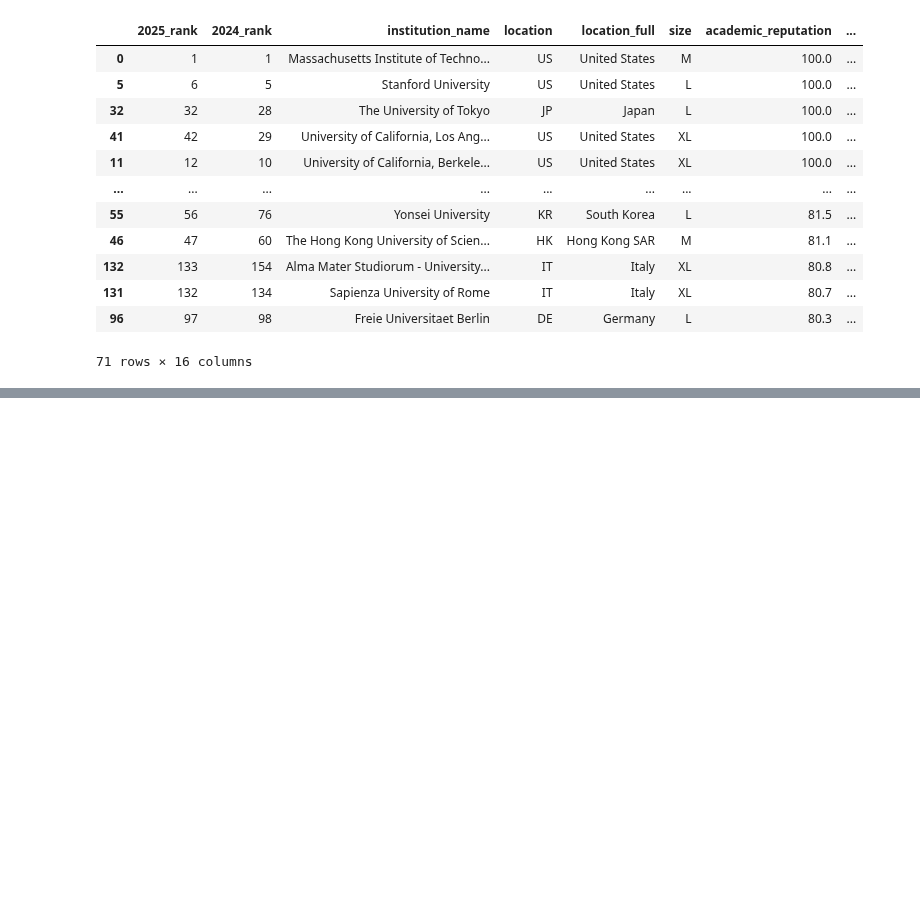
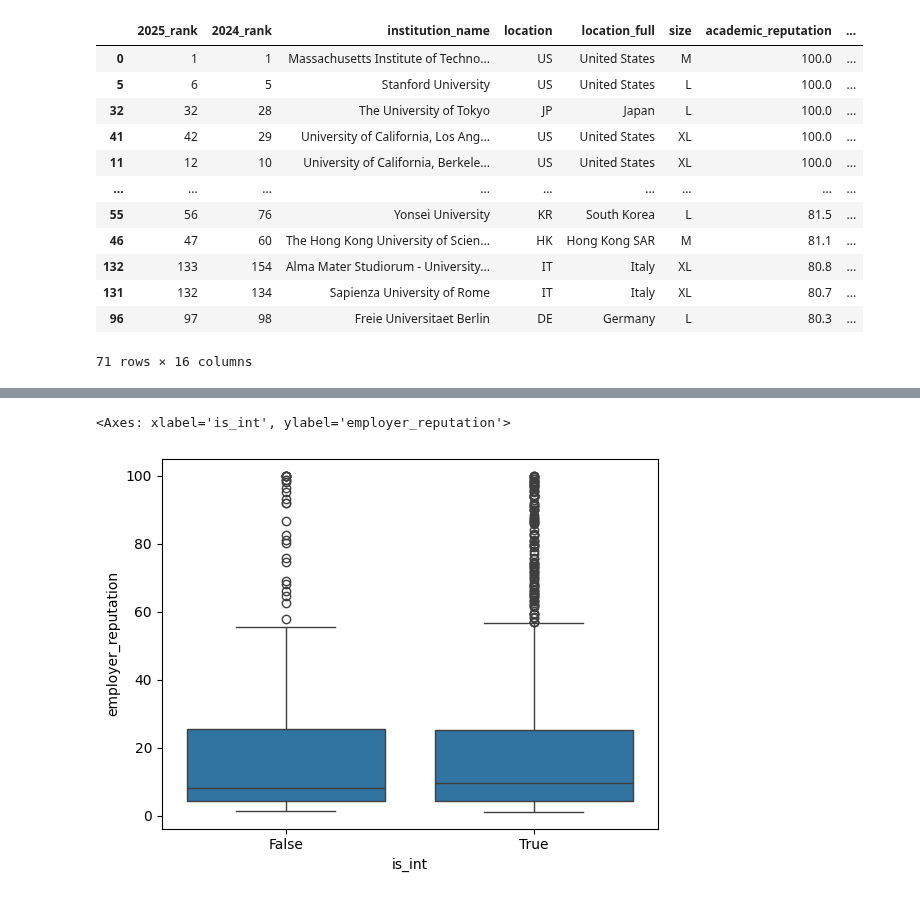
Before and after one commit to thezachdrake/UMD-INST760-Summer2024, a Jupyter notebook: notebooks/Murano-Notebook.ipynb, the cells around one changed output, grey strips where cells are left out. Drawn from its saved outputs; the diff is of its cells as text; code cells hidden in the pictures; blank space fills up the shorter version.

```diff
--- a/notebooks/Murano-Notebook.ipynb
+++ b/notebooks/Murano-Notebook.ipynb
@@ -58,0 +75,5 @@ box_acarep
+# %%
+sns.boxplot(x='is_int', y='employer_reputation', data=df)
+# %% [output]
+<Axes: xlabel='is_int', ylabel='employer_reputation'>
+[figure, added]
```
Also changed, not shown: parts of 6 cells of this notebook.
